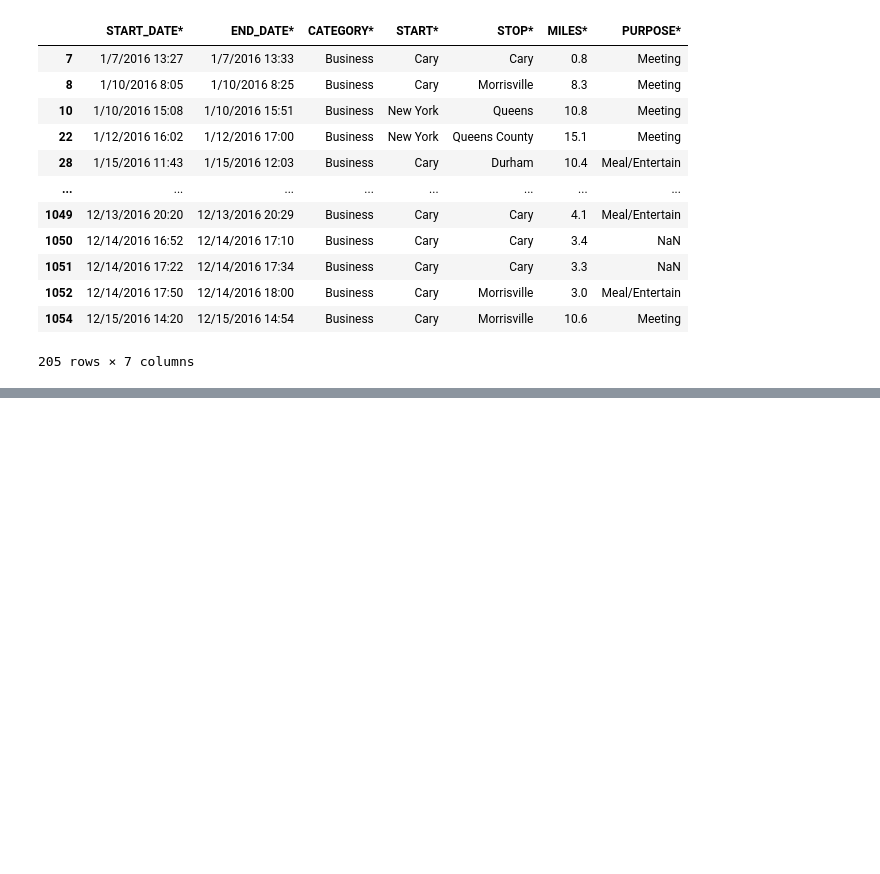
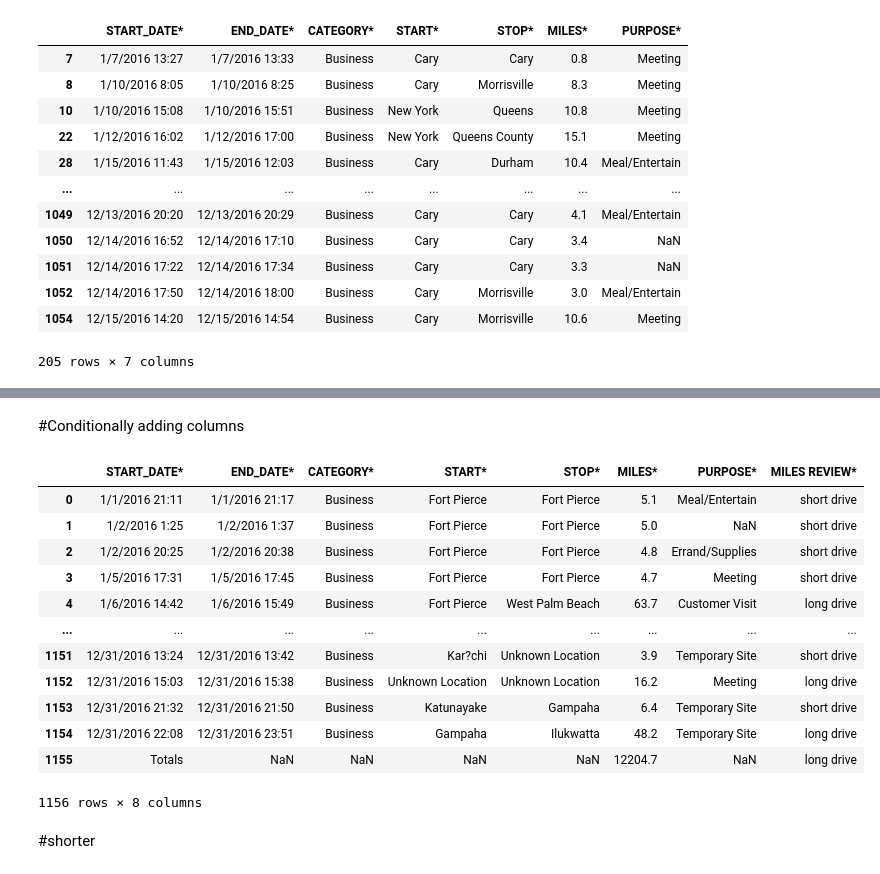
Before and after one commit to Debajyoti212/my-first-jupyter-code, a Jupyter notebook: pandas.ipynb, the cells around one changed output, grey strips where cells are left out. Saved outputs shown, nothing was run; the diff lists cells and outputs as text; code cells hidden in the pictures; blank space fills up the shorter version.

```diff
--- a/pandas.ipynb
+++ b/pandas.ipynb
@@ -274,3 +274,6 @@ df.loc[df["START*"].isin(["Cary", "New York"])]
 | 1052 | 12/14/2016 17:50 | 12/14/2016 18:00 | Business | Cary | Morrisville | 3.0 | Meal/Entertain |
 | 1054 | 12/15/2016 14:20 | 12/15/2016 14:54 | Business | Cary | Morrisville | 10.6 | Meeting |
 205 rows × 7 columns
+# %%
+import pandas as pd
+df=pd.read_csv("Uber Drives 2016 (1).csv")
@@ -276,0 +339,24 @@ df.loc[df["START*"].isin(["Cary", "New York"])]
+# %% [markdown]
+#Conditionally adding columns
+# %%
+import numpy as np
+df["MILES REVIEW*"] = np.where(df["MILES*"] > 10, "long drive", np.where(df["MILES*"] < 10, "short drive", "NaN")) # Replace np.nan with a string "NaN"
+                                                                                                                        # or any other string representation for missing value.
+# %%
+df
+# %% [output]
+|  | START_DATE* | END_DATE* | CATEGORY* | START* | STOP* | MILES* | PURPOSE* | MILES REVIEW* |
+| 0 | 1/1/2016 21:11 | 1/1/2016 21:17 | Business | Fort Pierce | Fort Pierce | 5.1 | Meal/Entertain | short drive |
+| 1 | 1/2/2016 1:25 | 1/2/2016 1:37 | Business | Fort Pierce | Fort Pierce | 5.0 | NaN | short drive |
+| 2 | 1/2/2016 20:25 | 1/2/2016 20:38 | Business | Fort Pierce | Fort Pierce | 4.8 | Errand/Supplies | short drive |
+| 3 | 1/5/2016 17:31 | 1/5/2016 17:45 | Business | Fort Pierce | Fort Pierce | 4.7 | Meeting | short drive |
+| 4 | 1/6/2016 14:42 | 1/6/2016 15:49 | Business | Fort Pierce | West Palm Beach | 63.7 | Customer Visit | long drive |
+| ... | ... | ... | ... | ... | ... | ... | ... | ... |
+| 1151 | 12/31/2016 13:24 | 12/31/2016 13:42 | Business | Kar?chi | Unknown Location | 3.9 | Temporary Site | short drive |
+| 1152 | 12/31/2016 15:03 | 12/31/2016 15:38 | Business | Unknown Location | Unknown Location | 16.2 | Meeting | long drive |
+| 1153 | 12/31/2016 21:32 | 12/31/2016 21:50 | Business | Katunayake | Gampaha | 6.4 | Temporary Site | short drive |
+| 1154 | 12/31/2016 22:08 | 12/31/2016 23:51 | Business | Gampaha | Ilukwatta | 48.2 | Temporary Site | long drive |
+| 1155 | Totals | NaN | NaN | NaN | NaN | 12204.7 | NaN | long drive |
+1156 rows × 8 columns
+# %% [markdown]
+#shorter
```
Also changed, not shown: parts of 12 cells of this notebook.
